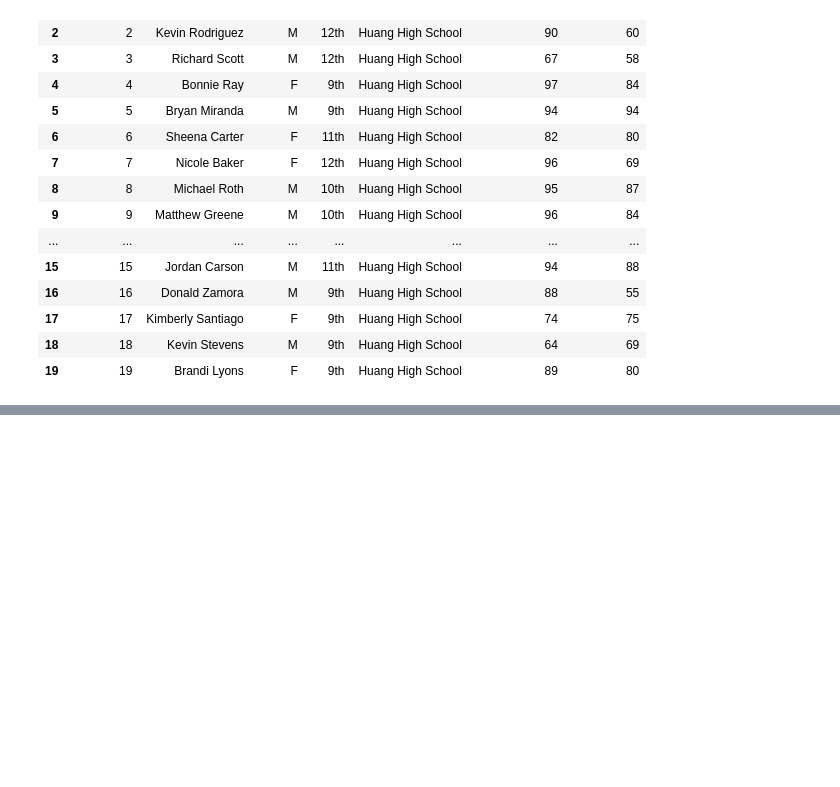
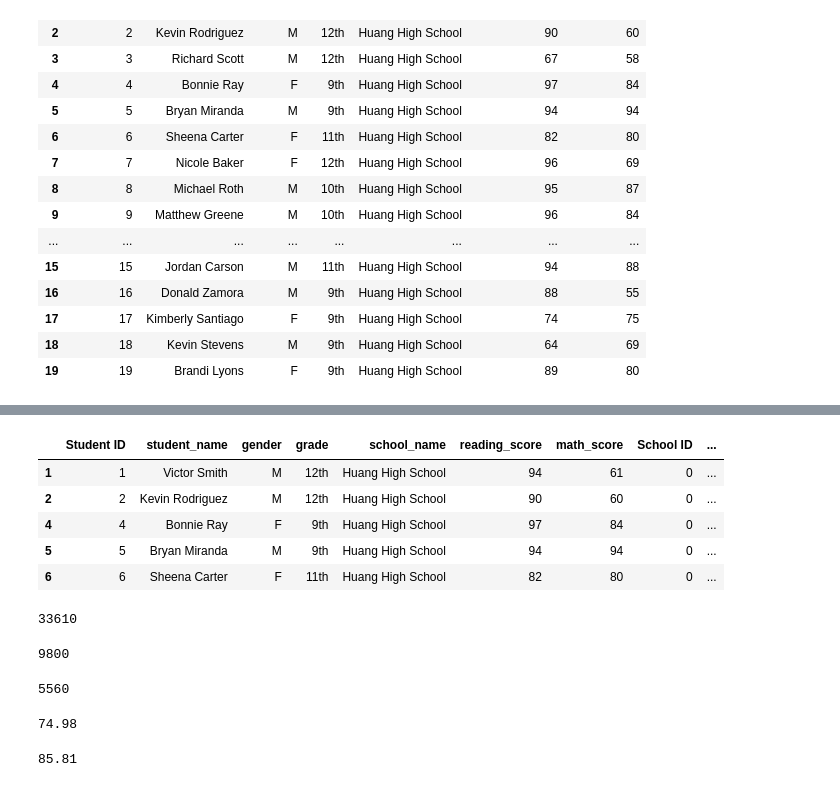
Before and after one commit to AnnaKDay/School_District_Analysis, a Jupyter notebook: PyCitySchools.ipynb, the cells around one changed output, grey strips where cells are left out. Cells and saved outputs as stored; diff of their text form; code cells hidden in the pictures; blank space fills up the shorter version.

```diff
--- a/PyCitySchools.ipynb
+++ b/PyCitySchools.ipynb
@@ -182,0 +283,35 @@ student_data_df.head(20)
+# %%
+passed_reading_df = school_data_complete_df[passing_reading]
+passed_reading_df.head()
+# %% [output]
+|  | Student ID | student_name | gender | grade | school_name | reading_score | math_score | School ID | ... |
+| 1 | 1 | Victor Smith | M | 12th | Huang High School | 94 | 61 | 0 | ... |
+| 2 | 2 | Kevin Rodriguez | M | 12th | Huang High School | 90 | 60 | 0 | ... |
+| 4 | 4 | Bonnie Ray | F | 9th | Huang High School | 97 | 84 | 0 | ... |
+| 5 | 5 | Bryan Miranda | M | 9th | Huang High School | 94 | 94 | 0 | ... |
+| 6 | 6 | Sheena Carter | F | 11th | Huang High School | 82 | 80 | 0 | ... |
+# %%
+total_passed_reading = len(passed_reading_df)
+total_passed_reading
+# %% [output]
+33610
+# %%
+failed_math = total_students - total_passed_math
+failed_math
+# %% [output]
+9800
+# %%
+failed_reading = total_students - total_passed_reading
+failed_reading
+# %% [output]
+5560
+# %%
+percent_passed_math = (total_passed_math / total_students) * 100
+print('{:.2f}'.format(percent_passed_math))
+# %% [output]
+74.98
+# %%
+percent_passed_reading = (total_passed_reading / total_students) * 100
+print('{:.2f}'.format(percent_passed_reading))
+# %% [output]
+85.81
```
Also changed, not shown: parts of 28 cells of this notebook.
